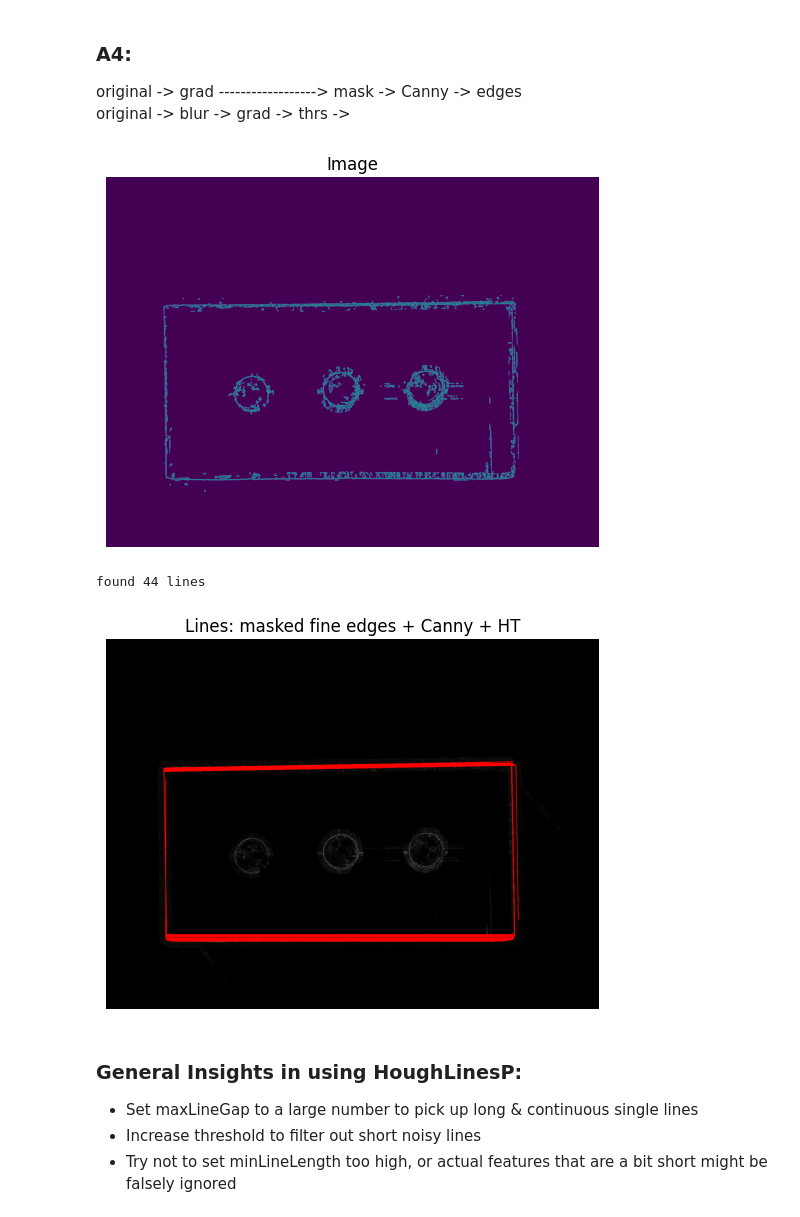
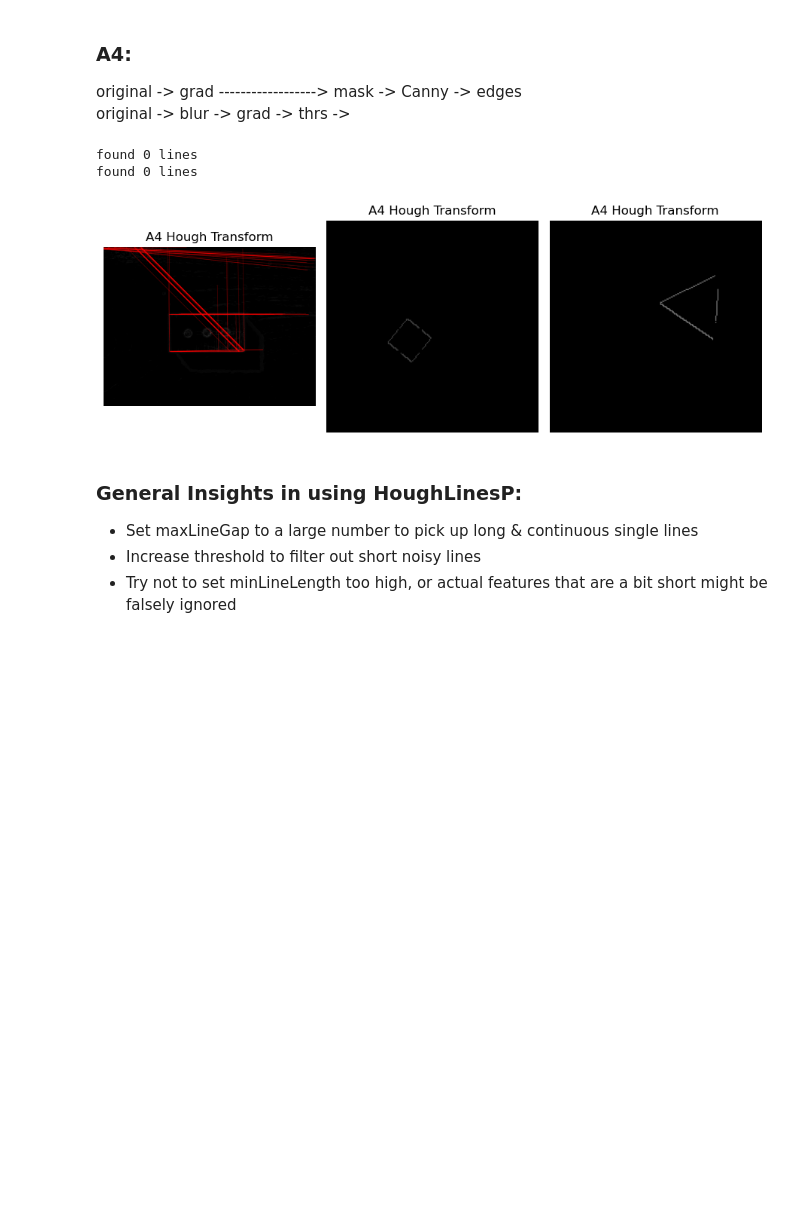
Before and after one commit to Zack-szh/CV-Based-Geometric-Dimensioning-Tolerancing, a Jupyter notebook: testing.ipynb, the cells around one changed output. Saved outputs shown, nothing was run; the diff lists cells and outputs as text; code cells hidden in the pictures; blank space fills up the shorter version.

```diff
--- a/testing.ipynb
+++ b/testing.ipynb
@@ -103,7 +104,7 @@ img_part1 = img_part1[H*(Zh-1)//Z : H*(Zh+1)//Z , W*(Zh-1)//Z : W*(Zh+1)//Z]
 # convert to RGB
 img_part1 = main.cv2.cvtColor(img_part1, main.cv2.COLOR_BGR2RGB)
 
-edges, Ix, Iy = main.detect_edges(img_part1, derv_len=1, use_sobel=False)
+edges, Ix, Iy = detection.detect_edges(img_part1, derv_len=1, use_sobel=False)
 
 show_edge_results(img_part1, edges, Ix, Iy)
 # %% [output]
@@ -118,22 +119,28 @@ Main Idea:
 
 3. Use the *rough edges* as a mask to extract wanted details from *fine edges* to get *masked fine edges*, which should contain only details near wanted edges
 # %%
-# get fine edges (org image, 1-step gradient)
-edges_fine, Ix, Iy = main.detect_edges(img_part1, derv_len=1)
-show_edge_results(img_part1, edges_fine, Ix, Iy)
+def getEdgesMasked(img):
+    # get fine edges (org image, 1-step gradient)
+    edges_fine, Ix, Iy = detection.detect_edges(img, derv_len=1)
+    # show_edge_results(img, edges_fine, Ix, Iy)
 
-# gauss blur img
-sigma = 50
-img_part1_gb = cv2.GaussianBlur(img_part1, ksize=(sigma+1,sigma+1), sigmaX=sigma, sigmaY=sigma)
-# take large-step gradient
-step = sigma//10
-step = step if step>0 else 1
-edges_crude, Ix, Iy = main.detect_edges(img_part1_gb, derv_len=sigma//10)
-# threshold
-thrs = 90   # percentile above which to keep
-edges_crude = np.where(edges_crude>=np.percentile(edges_crude, thrs), 1, 0)
-show_edge_results(img_part1_gb, edges_crude, Ix, Iy)
-# mask
-edges_masked = np.where(edges_crude>0, edges_fine, 0)
+    # gauss blur img
+    sigma = 50
+    img_part1_gb = cv2.GaussianBlur(img, ksize=(sigma+1,sigma+1), sigmaX=sigma, sigmaY=sigma)
+    # take large-step gradient
+    step = sigma//10
+    step = step if step>0 else 1
+    edges_crude, Ix, Iy = detection.detect_edges(img_part1_gb, derv_len=sigma//10)
+    # threshold
+    thrs = 90   # percentile above which to keep
+    edges_crude = np.where(edges_crude>=np.percentile(edges_crude, thrs), 1, 0)
+    # show_edge_results(img_part1_gb, edges_crude, Ix, Iy)
+    # mask
+    edges_masked = np.where(edges_crude>0, edges_fine, 0)
+
+    return edges_masked, Ix, Iy
+
+edges_masked, Ix, Iy = getEdgesMasked(img_part1)
+
 show_edge_results(img_part1, edges_masked, Ix, Iy)
 # %% [output]
@@ -279,12 +176,11 @@ found 321 lines
 original -> grad ------------------> mask -> Canny -> edges
 original -> blur -> grad -> thrs ->
 # %%
-found_lines_canny_HT = find_lines(input, canny=True)
-showImage(found_lines_canny_HT, ttl="Lines: masked fine edges + Canny + HT")
+detection.subsample_technique(detection.DETECTION.LINE, "A4 Hough Transform", lambda img: detection.find_lines(getEdgesMasked(img)[0], canny=True))
 # %% [output]
+found 0 lines
+found 0 lines
-[figure, old version]
+[figure, new version]
-found 44 lines
-[figure, removed]
 # %% [markdown]
 ### General Insights in using HoughLinesP:
 * Set maxLineGap to a large number to pick up long & continuous single lines
```
Also changed, not shown: parts of 19 cells of this notebook, 3 other files.
